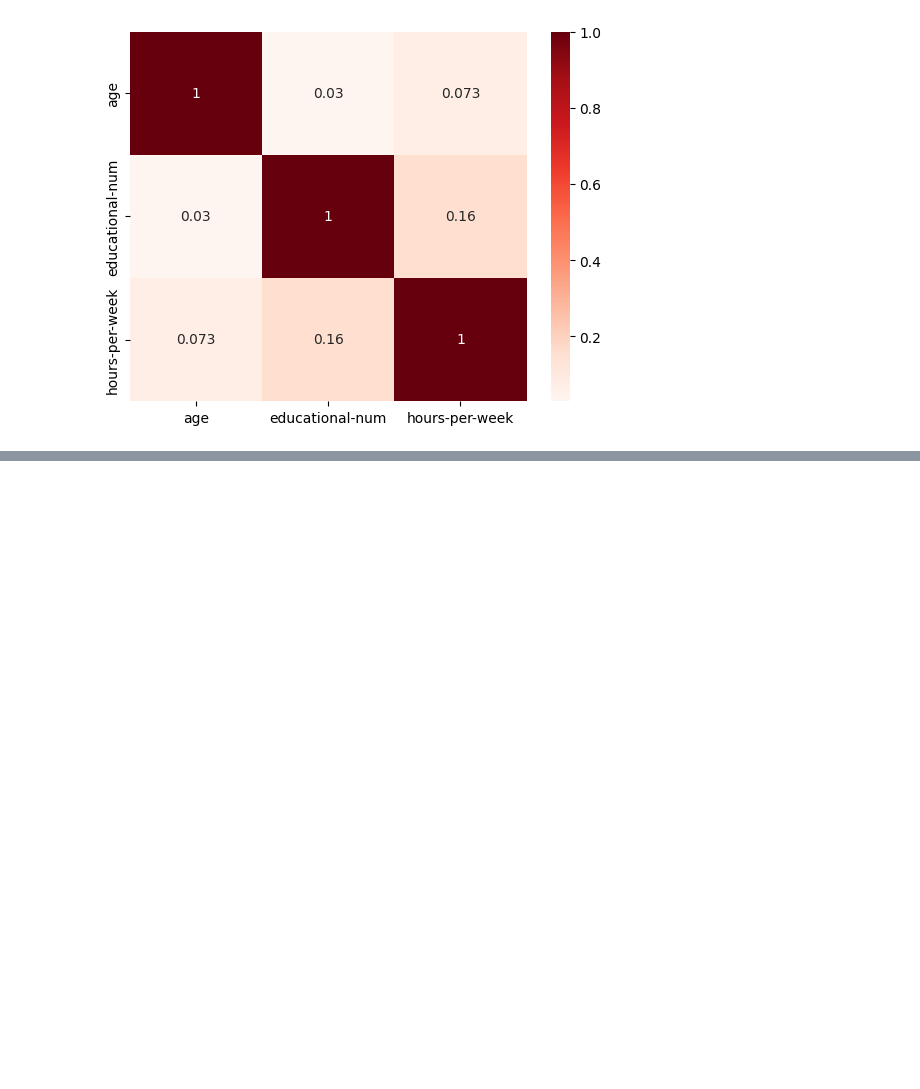
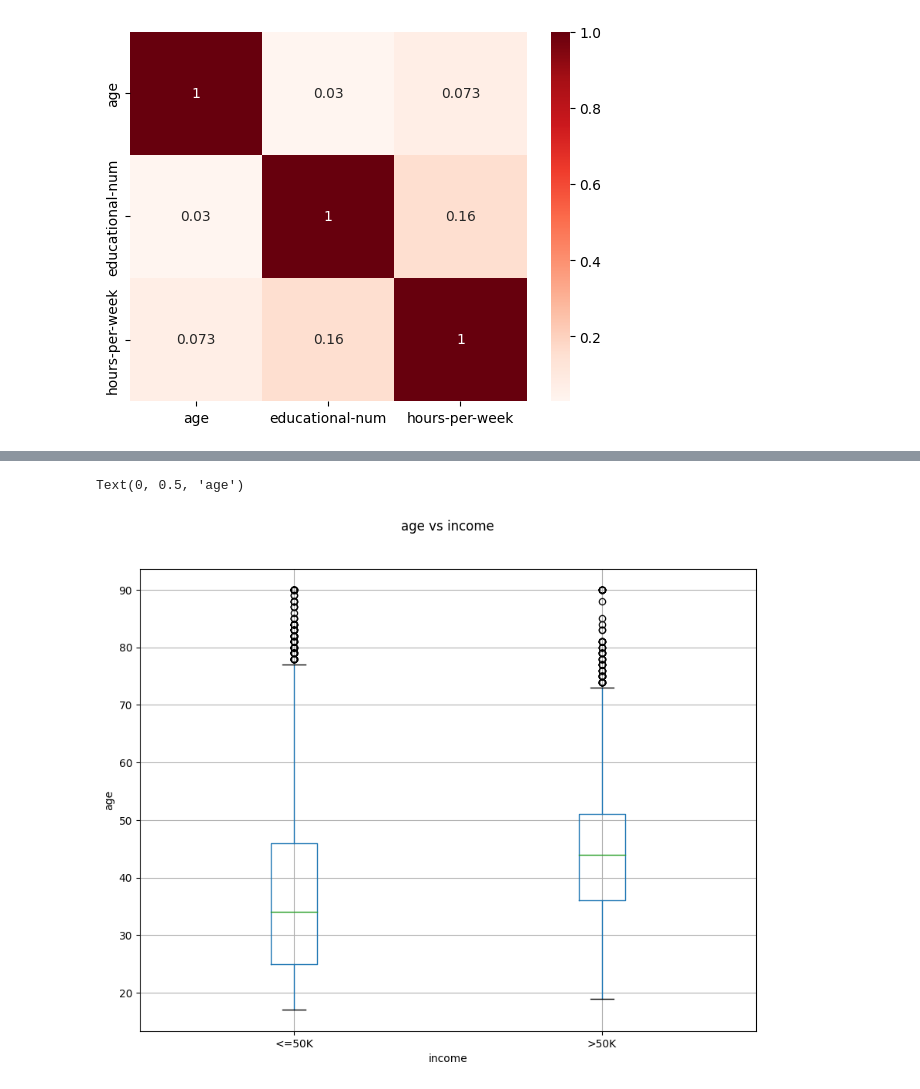
Before and after one commit to jakecho1108/Project-2, a Jupyter notebook: Project2_Part_3.ipynb, the cells around one changed output, grey strips where cells are left out. Saved outputs shown, nothing was run; the diff lists cells and outputs as text; code cells hidden in the pictures; blank space fills up the shorter version.

```diff
--- a/Project2_Part_3.ipynb
+++ b/Project2_Part_3.ipynb
@@ -49,0 +75,9 @@ plt.show()
+# %%
+fig, ax = plt.subplots(figsize=(10,8))
+df.boxplot(column=['age'], by='income', ax=ax)
+plt.suptitle('age vs income')
+plt.title('')
+plt.ylabel('age')
+# %% [output]
+Text(0, 0.5, 'age')
+[figure, added]
```
Also changed, not shown: parts of 3 cells of this notebook.
